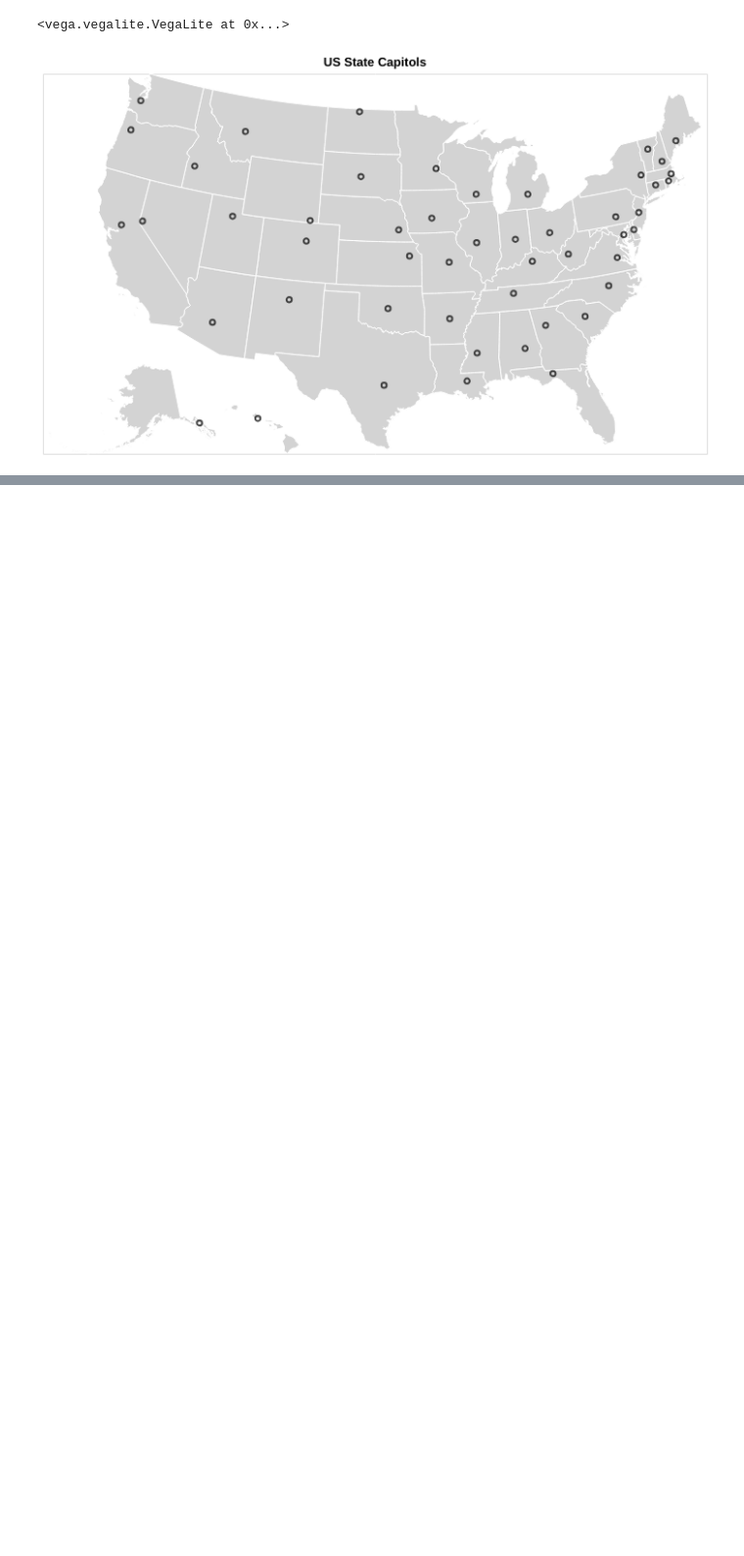
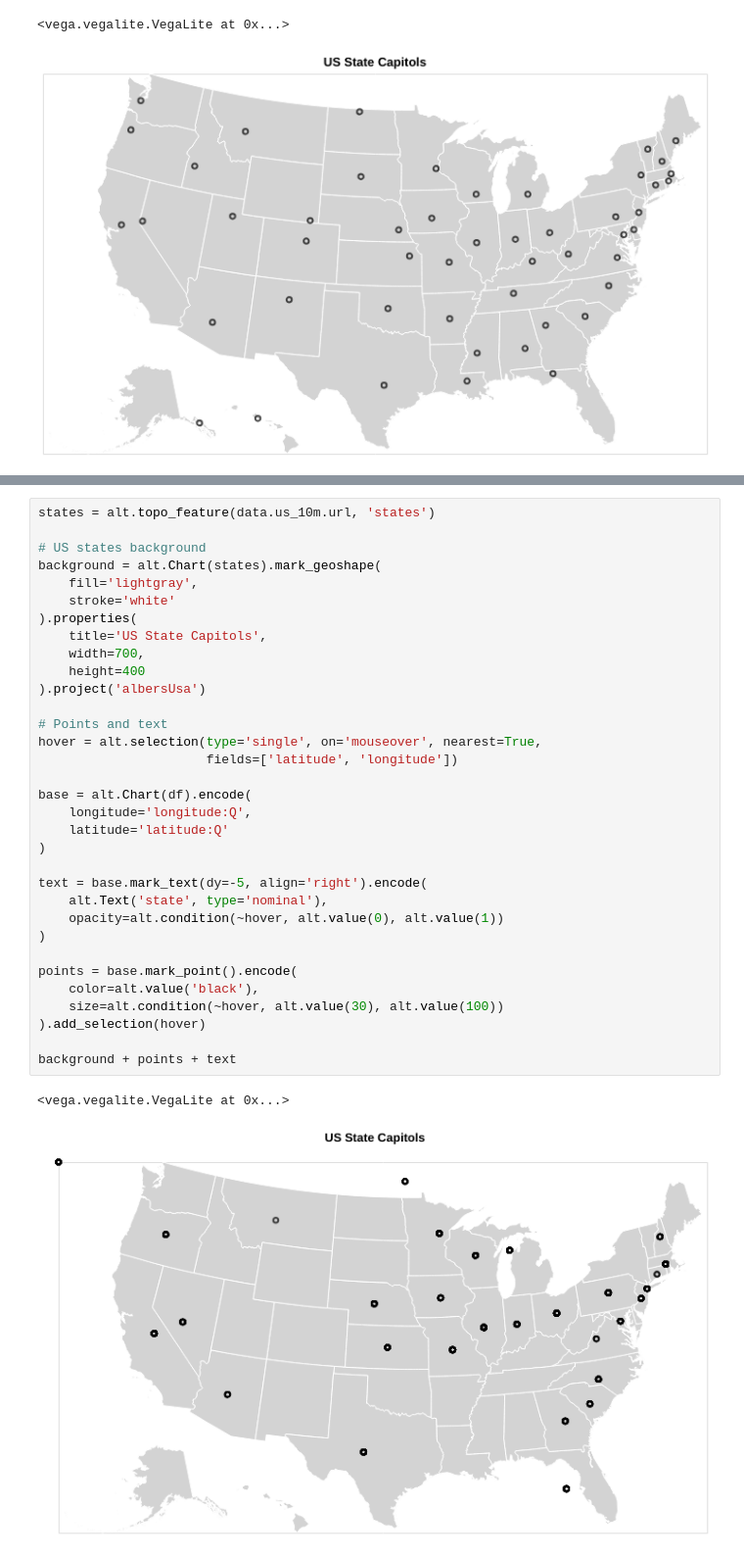
Before and after one commit to hg-alan/ConUHacks, a Jupyter notebook: test.ipynb, the cells around one changed output, grey strips where cells are left out. Shown at 98% size. Drawn from its saved outputs; the diff is of its cells as text; blank space fills up the shorter version.

```diff
--- a/test.ipynb
+++ b/test.ipynb
@@ -101,0 +108,36 @@ df
+# %%
+states = alt.topo_feature(data.us_10m.url, 'states')
+
+# US states background
+background = alt.Chart(states).mark_geoshape(
+    fill='lightgray',
+    stroke='white'
+).properties(
+    title='US State Capitols',
+    width=700,
+    height=400
+).project('albersUsa')
+
+# Points and text
+hover = alt.selection(type='single', on='mouseover', nearest=True,
+                      fields=['latitude', 'longitude'])
+
+base = alt.Chart(df).encode(
+    longitude='longitude:Q',
+    latitude='latitude:Q'
+)
+
+text = base.mark_text(dy=-5, align='right').encode(
+    alt.Text('state', type='nominal'),
+    opacity=alt.condition(~hover, alt.value(0), alt.value(1))
+)
+
+points = base.mark_point().encode(
+    color=alt.value('black'),
+    size=alt.condition(~hover, alt.value(30), alt.value(100))
+).add_selection(hover)
+
+background + points + text
+# %% [output]
+<vega.vegalite.VegaLite at 0x...>
+[figure, added]
```
Also changed, not shown: parts of 2 cells of this notebook.
